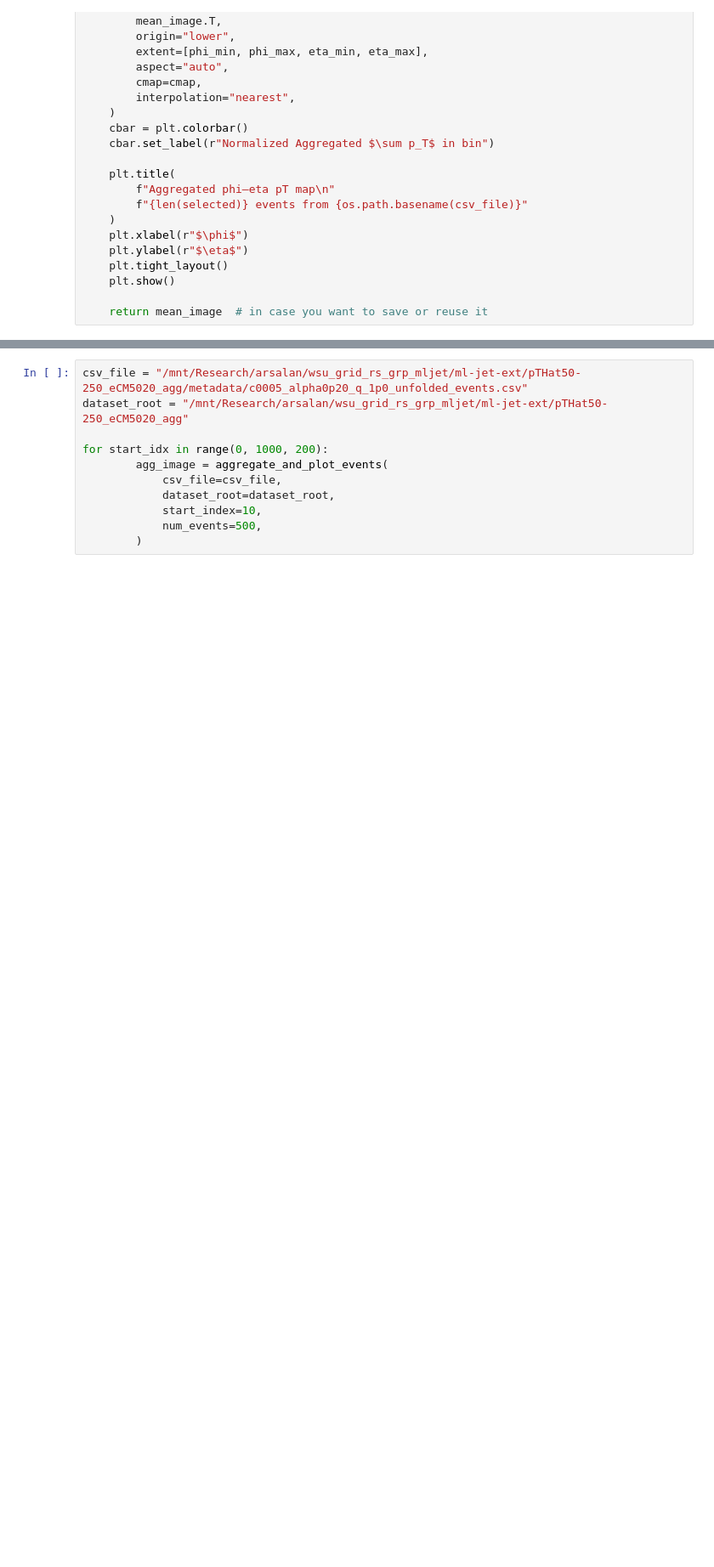
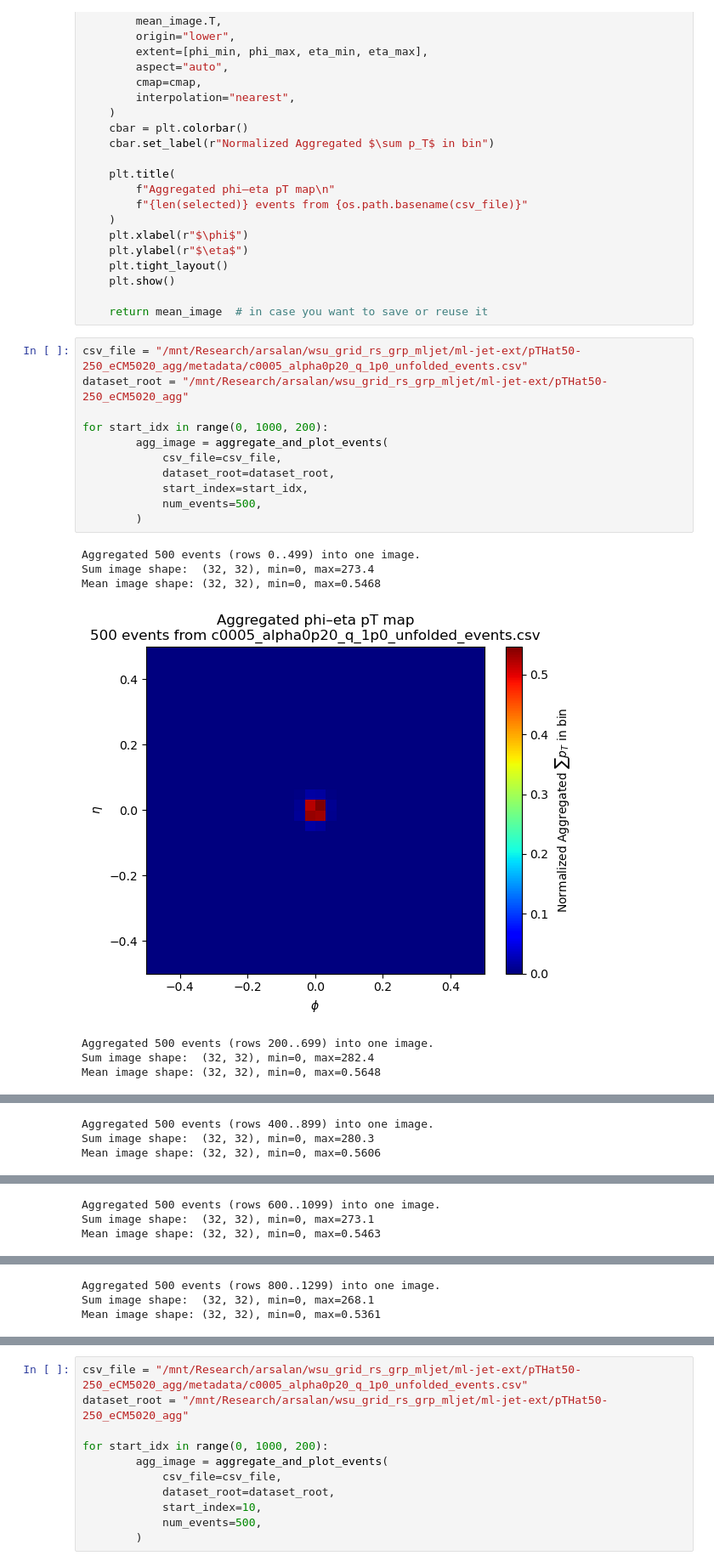
Before and after one commit to hmehryar/ml-jet-ext, a Jupyter notebook: dataset_builder/plot_event.ipynb, the cells around one changed output, grey strips where cells are left out. Shown at 85% size. Drawn from its saved outputs; the diff is of its cells as text; blank space fills up the shorter version.

```diff
--- a/dataset_builder/plot_event.ipynb
+++ b/dataset_builder/plot_event.ipynb
@@ -443,3 +469,22 @@ def aggregate_and_plot_events(
     plt.show()
 
     return mean_image  # in case you want to save or reuse it
+# %%
+csv_file = "/mnt/Research/arsalan/wsu_grid_rs_grp_mljet/ml-jet-ext/pTHat50-250_eCM5020_agg/metadata/c0005_alpha0p20_q_1p0_unfolded_events.csv"
+dataset_root = "/mnt/Research/arsalan/wsu_grid_rs_grp_mljet/ml-jet-ext/pTHat50-250_eCM5020_agg"
+
+for start_idx in range(0, 1000, 200):
+        agg_image = aggregate_and_plot_events(
+            csv_file=csv_file,
+            dataset_root=dataset_root,
+            start_index=start_idx,
+            num_events=500,
+        )
+# %% [output]
+Aggregated 500 events (rows 0..499) into one image.
+Sum image shape:  (32, 32), min=0, max=273.4
+Mean image shape: (32, 32), min=0, max=0.5468
+[figure, added]
+Aggregated 500 events (rows 200..699) into one image.
+Sum image shape:  (32, 32), min=0, max=282.4
+Mean image shape: (32, 32), min=0, max=0.5648
@@ -445,0 +492,3 @@ def aggregate_and_plot_events(
+Aggregated 500 events (rows 400..899) into one image.
+Sum image shape:  (32, 32), min=0, max=280.3
+Mean image shape: (32, 32), min=0, max=0.5606
@@ -445,0 +496,3 @@ def aggregate_and_plot_events(
+Aggregated 500 events (rows 600..1099) into one image.
+Sum image shape:  (32, 32), min=0, max=273.1
+Mean image shape: (32, 32), min=0, max=0.5463
@@ -445,0 +500,3 @@ def aggregate_and_plot_events(
+Aggregated 500 events (rows 800..1299) into one image.
+Sum image shape:  (32, 32), min=0, max=268.1
+Mean image shape: (32, 32), min=0, max=0.5361
```
Also changed, not shown: parts of 3 cells of this notebook, 2 other files.
